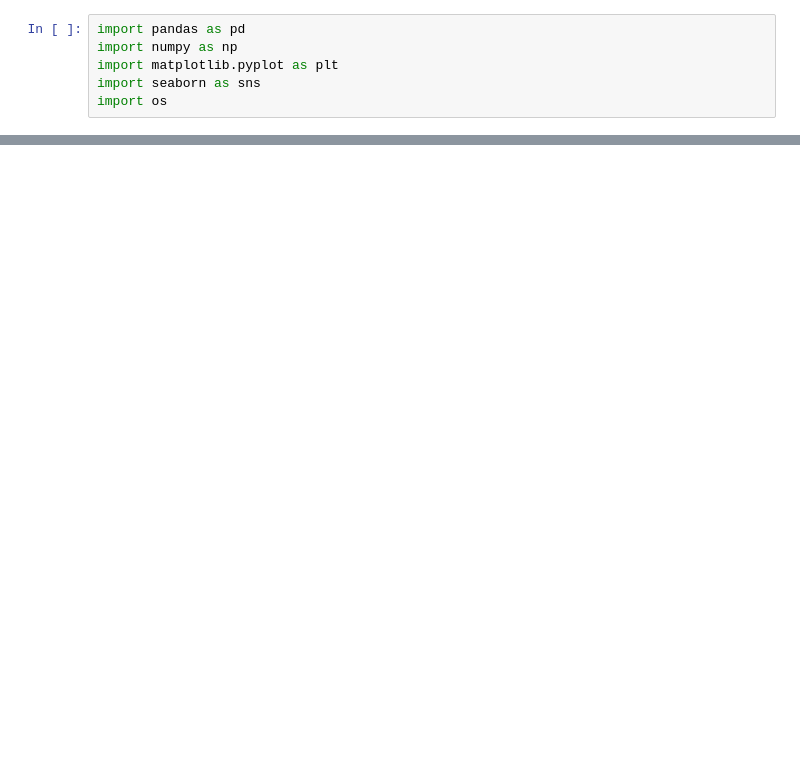
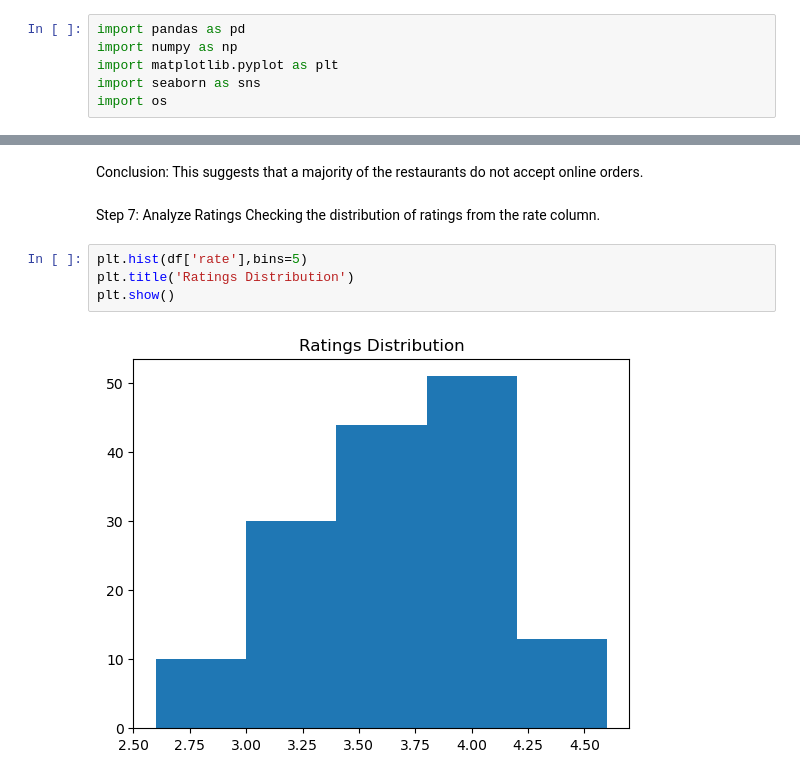
Before and after one commit to syedsaad9218/Zomato-Data-Analysis-Using-Python, a Jupyter notebook: notebook/Zomato_Data_Analysis.ipynb, the cells around one changed output, grey strips where cells are left out. Cells and saved outputs as stored; diff of their text form; blank space fills up the shorter version.

```diff
--- a/notebook/Zomato_Data_Analysis.ipynb
+++ b/notebook/Zomato_Data_Analysis.ipynb
@@ -10,0 +121,11 @@ FileNotFoundError: [Errno 2] No such file or directory: '/data/Zomato-data.csv'
+# %% [markdown]
+Conclusion: This suggests that a majority of the restaurants do not accept online orders.
+# %% [markdown]
+Step 7: Analyze Ratings
+Checking the distribution of ratings from the rate column.
+# %%
+plt.hist(df['rate'],bins=5)
+plt.title('Ratings Distribution')
+plt.show()
+# %% [output]
+[figure, added]
```
Also changed, not shown: parts of 29 cells of this notebook.
